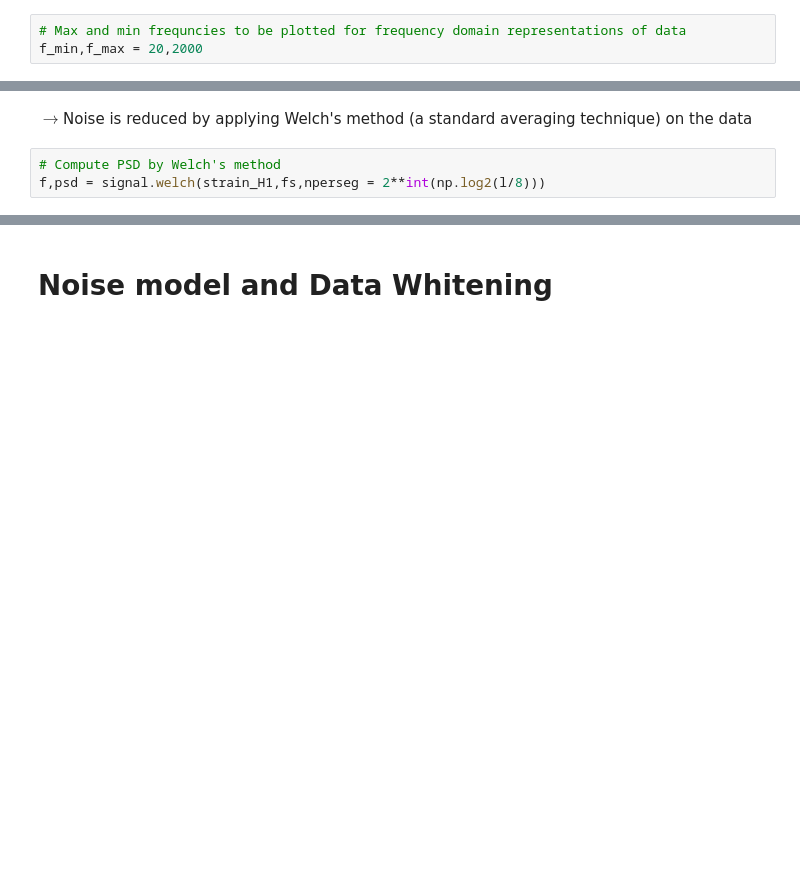
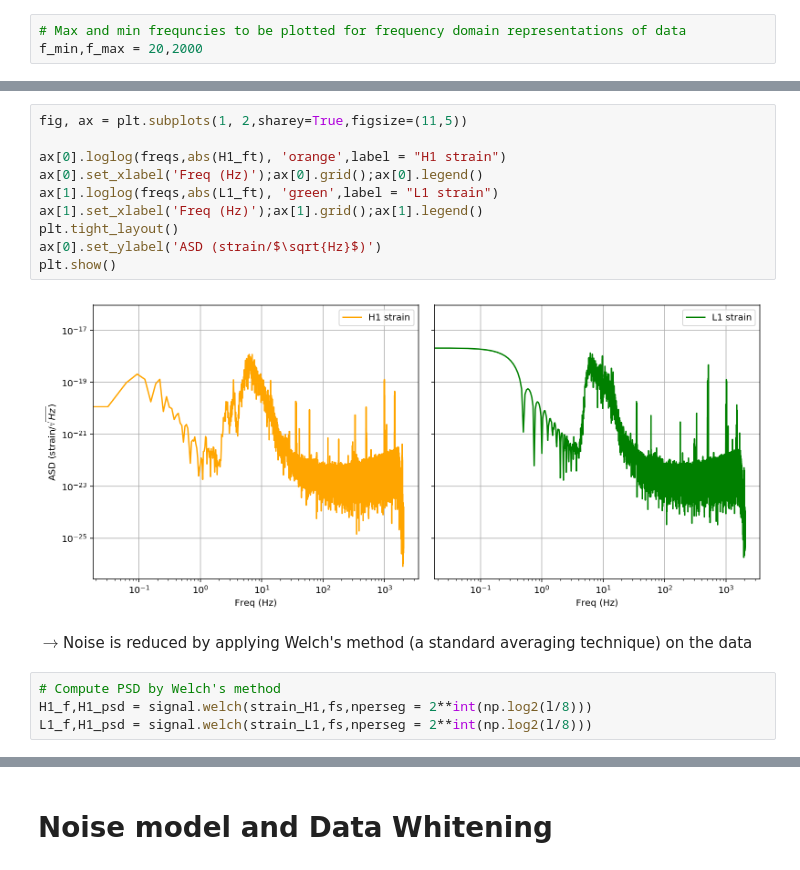
Before and after one commit to bruffolo/PHYS512, a Jupyter notebook: Test_v2.ipynb, the cells around one changed output, grey strips where cells are left out. Cells and saved outputs as stored; diff of their text form; blank space fills up the shorter version.

```diff
--- a/Test_v2.ipynb
+++ b/Test_v2.ipynb
@@ -70,8 +77,21 @@ plt.grid();plt.legend();plt.show()
+# %%
+fig, ax = plt.subplots(1, 2,sharey=True,figsize=(11,5))
+
+ax[0].loglog(freqs,abs(H1_ft), 'orange',label = "H1 strain")
+ax[0].set_xlabel('Freq (Hz)');ax[0].grid();ax[0].legend()
+ax[1].loglog(freqs,abs(L1_ft), 'green',label = "L1 strain")
+ax[1].set_xlabel('Freq (Hz)');ax[1].grid();ax[1].legend()
+plt.tight_layout()
+ax[0].set_ylabel('ASD (strain/$\sqrt{Hz}$)')
+plt.show()
+# %% [output]
+[figure, added]
 # %% [markdown]
 $\rightarrow$Noise is reduced by applying Welch's method (a standard averaging technique) on the data
 # %%
 # Compute PSD by Welch's method
-f,psd = signal.welch(strain_H1,fs,nperseg = 2**int(np.log2(l/8)))
+H1_f,H1_psd = signal.welch(strain_H1,fs,nperseg = 2**int(np.log2(l/8)))
+L1_f,H1_psd = signal.welch(strain_L1,fs,nperseg = 2**int(np.log2(l/8)))
 # %%
 plt.figure()
 plt.loglog(freqs,abs(ft), 'orange',label = "Raw data")
```
Also changed, not shown: parts of 14 cells of this notebook, 1 other file.
